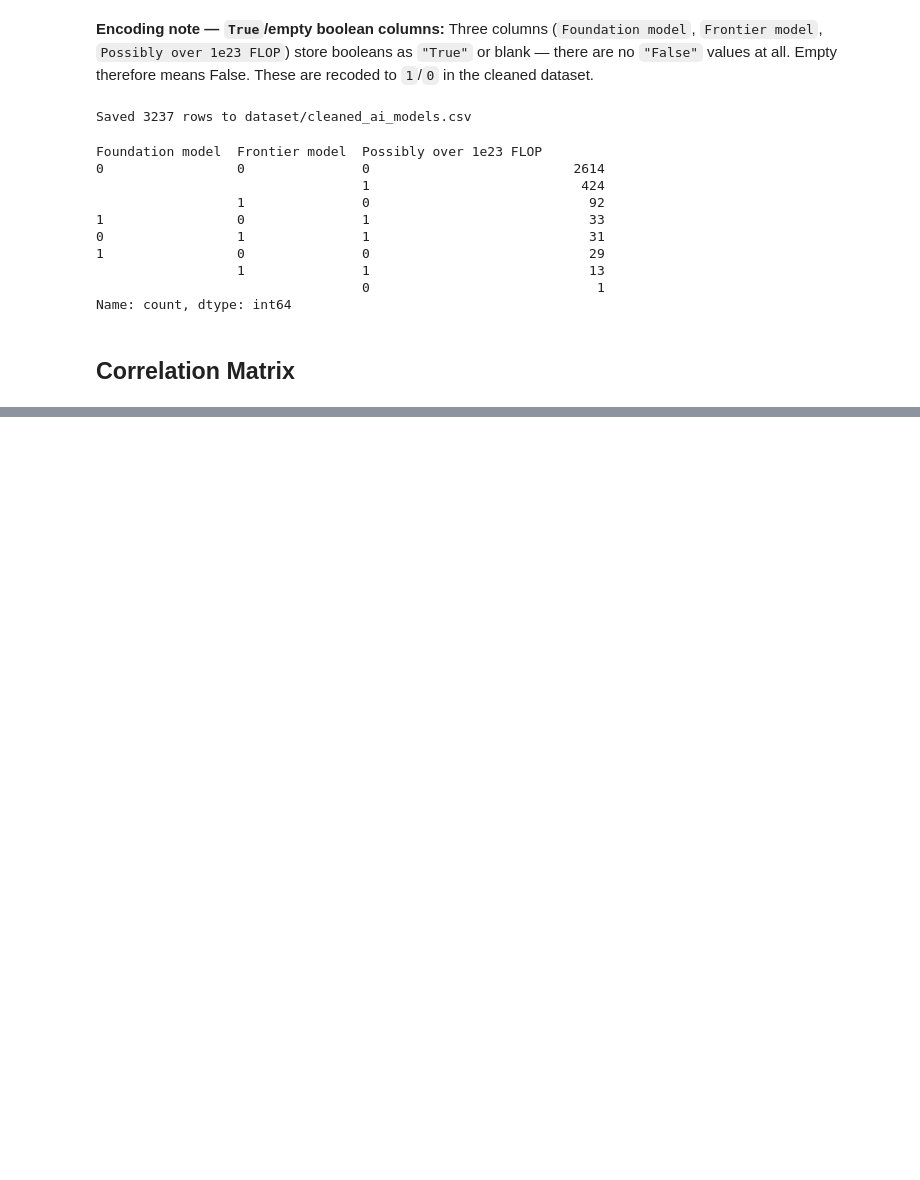
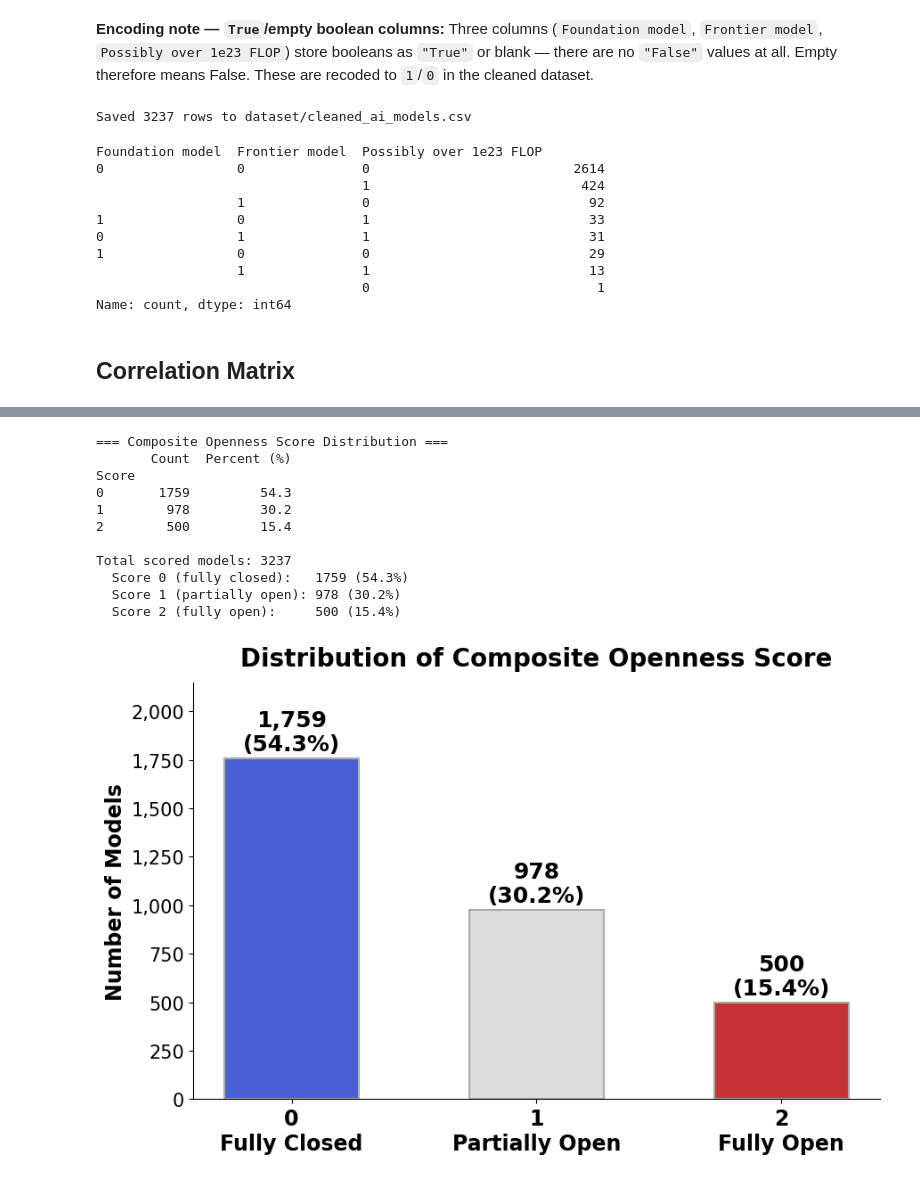
Before and after one commit to alishasrivas/do-fundamentals-explain-historic-ai-valuations, a Jupyter notebook: clean_dataset.ipynb, the cells around one changed output, grey strips where cells are left out. Drawn from its saved outputs; the diff is of its cells as text; code cells hidden in the pictures; blank space fills up the shorter version.

```diff
--- a/clean_dataset.ipynb
+++ b/clean_dataset.ipynb
@@ -158,0 +179,80 @@ plt.show()
+# %%
+import pandas as pd
+import numpy as np
+import matplotlib.pyplot as plt
+import matplotlib.ticker as mticker
+import matplotlib.cm as cm
+
+df = pd.read_csv("dataset/cleaned_ai_models.csv")
+
+# --- Composite openness score ---
+df["open_weights"] = df["Open model weights?"].map({"Yes": 1, "No": 0})
+df["open_code"]    = df["Training code accessibility"].str.strip().str.startswith("Open").astype(float)
+df["open_code"]    = df["open_code"].where(df["Training code accessibility"].str.strip() != "", np.nan)
+
+df["openness_score"] = df[["open_weights", "open_code"]].sum(axis=1, min_count=1)
+scored = df.dropna(subset=["openness_score"])
+scored["openness_score"] = scored["openness_score"].astype(int)
+
+counts = scored["openness_score"].value_counts().sort_index()
+pct    = (counts / counts.sum() * 100).round(1)
+
+print("=== Composite Openness Score Distribution ===")
+summary = pd.DataFrame({"Count": counts, "Percent (%)": pct})
+summary.index.name = "Score"
+print(summary)
+print(f"\nTotal scored models: {len(scored)}")
+print(f"  Score 0 (fully closed):   {counts.get(0, 0)} ({pct.get(0, 0)}%)")
+print(f"  Score 1 (partially open): {counts.get(1, 0)} ({pct.get(1, 0)}%)")
+print(f"  Score 2 (fully open):     {counts.get(2, 0)} ({pct.get(2, 0)}%)")
+
+# --- Histogram ---
+plt.rcParams["font.family"] = "DejaVu Sans"
+
+# Pull colors directly from coolwarm at 0, 0.5, 1
+coolwarm = cm.get_cmap("coolwarm")
+colors = [coolwarm(0.05), coolwarm(0.5), coolwarm(0.95)]
+
+fig, ax = plt.subplots(figsize=(9, 6))
+
+bars = ax.bar(
+    counts.index, counts.values,
+    color=colors, edgecolor="#aaaaaa", linewidth=1.5, width=0.55
+)
+
+for bar, count, p in zip(bars, counts.values, pct.values):
+    ax.text(
+        bar.get_x() + bar.get_width() / 2,
+        bar.get_height() + 15,
+        f"{count:,}\n({p}%)",
+        ha="center", va="bottom",
+        fontsize=18, fontweight="bold"
+    )
+
+ax.set_xticks([0, 1, 2])
+ax.set_xticklabels(
+    ["0\nFully Closed", "1\nPartially Open", "2\nFully Open"],
+    fontsize=17, fontweight="bold"
+)
+ax.set_ylabel("Number of Models", fontsize=17, fontweight="bold")
+ax.set_title("Distribution of Composite Openness Score", fontsize=20, fontweight="bold", pad=14)
+ax.yaxis.set_major_formatter(mticker.FuncFormatter(lambda x, _: f"{int(x):,}"))
+ax.tick_params(axis="y", labelsize=15)
+ax.set_ylim(0, counts.max() * 1.22)
+ax.spines[["top", "right"]].set_visible(False)
+
+plt.tight_layout()
+plt.show()
+# %% [output]
+=== Composite Openness Score Distribution ===
+       Count  Percent (%)
+Score
+0       1759         54.3
+1        978         30.2
+2        500         15.4
+
+Total scored models: 3237
+  Score 0 (fully closed):   1759 (54.3%)
+  Score 1 (partially open): 978 (30.2%)
+  Score 2 (fully open):     500 (15.4%)
+[figure, added]
```
Also changed, not shown: parts of 10 cells of this notebook.
